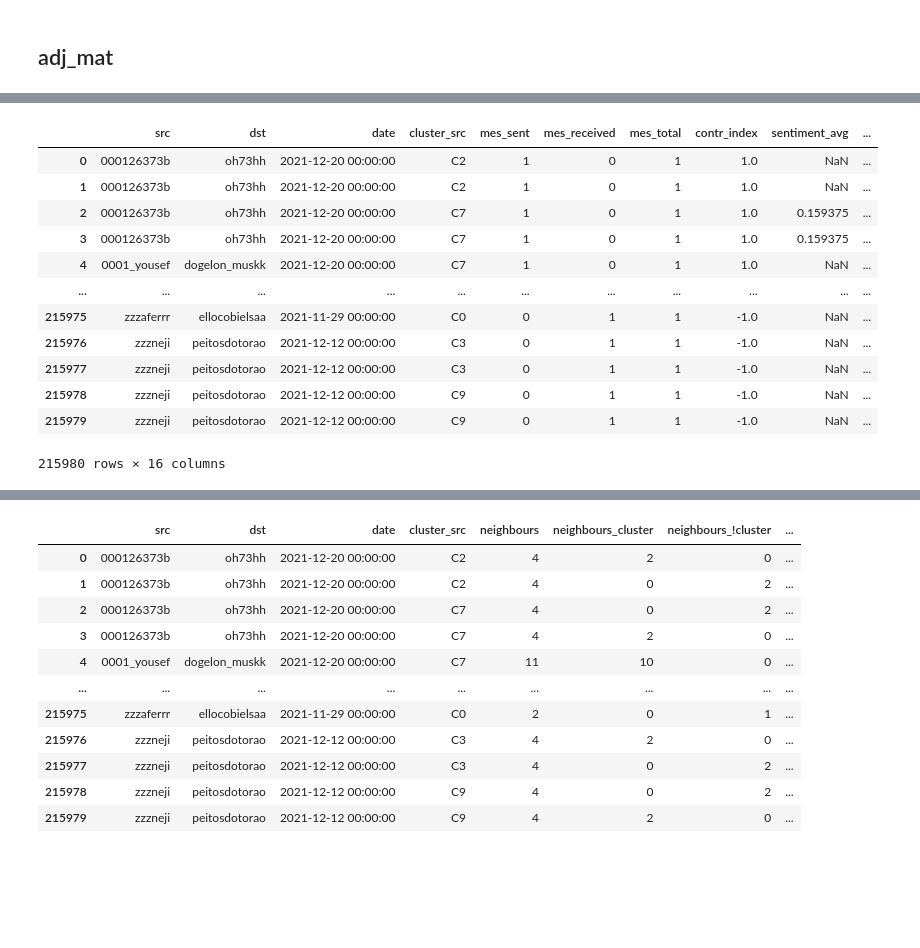
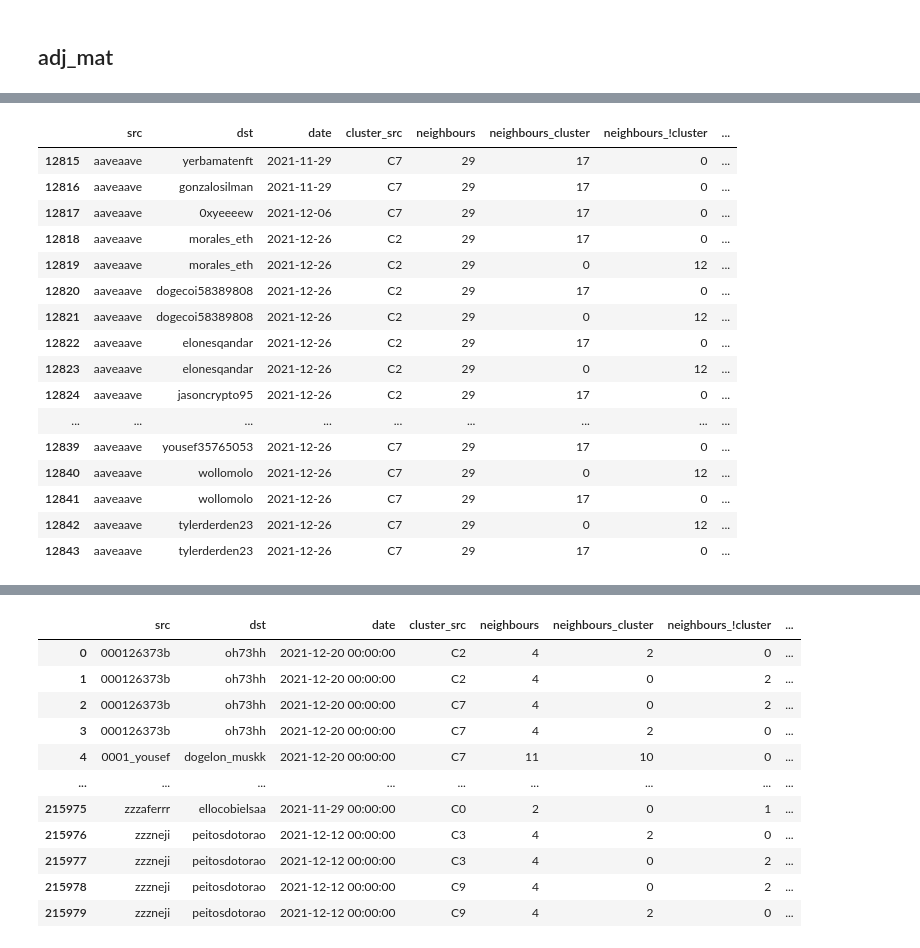
Before and after one commit to christianschwendner/coins_2122, a Jupyter notebook: Model/Model.ipynb, the cells around one changed output, grey strips where cells are left out. Cells and saved outputs as stored; diff of their text form; code cells hidden in the pictures; blank space fills up the shorter version.

```diff
--- a/Model/Model.ipynb
+++ b/Model/Model.ipynb
@@ -31,16 +14,22 @@ adj_mat.loc[adj_mat['src'] == '0001_yousef']
-# %%
-adj_mat
-# %% [output]
-|  | src | dst | date | cluster_src | mes_sent | mes_received | mes_total | contr_index | sentiment_avg | ... |
-| 0 | 000126373b | oh73hh | 2021-12-20 00:00:00 | C2 | 1 | 0 | 1 | 1.0 | NaN | ... |
-| 1 | 000126373b | oh73hh | 2021-12-20 00:00:00 | C2 | 1 | 0 | 1 | 1.0 | NaN | ... |
-| 2 | 000126373b | oh73hh | 2021-12-20 00:00:00 | C7 | 1 | 0 | 1 | 1.0 | 0.159375 | ... |
-| 3 | 000126373b | oh73hh | 2021-12-20 00:00:00 | C7 | 1 | 0 | 1 | 1.0 | 0.159375 | ... |
-| 4 | 0001_yousef | dogelon_muskk | 2021-12-20 00:00:00 | C7 | 1 | 0 | 1 | 1.0 | NaN | ... |
-| ... | ... | ... | ... | ... | ... | ... | ... | ... | ... | ... |
-| 215975 | zzzaferrr | ellocobielsaa | 2021-11-29 00:00:00 | C0 | 0 | 1 | 1 | -1.0 | NaN | ... |
-| 215976 | zzzneji | peitosdotorao | 2021-12-12 00:00:00 | C3 | 0 | 1 | 1 | -1.0 | NaN | ... |
-| 215977 | zzzneji | peitosdotorao | 2021-12-12 00:00:00 | C3 | 0 | 1 | 1 | -1.0 | NaN | ... |
-| 215978 | zzzneji | peitosdotorao | 2021-12-12 00:00:00 | C9 | 0 | 1 | 1 | -1.0 | NaN | ... |
-| 215979 | zzzneji | peitosdotorao | 2021-12-12 00:00:00 | C9 | 0 | 1 | 1 | -1.0 | NaN | ... |
-215980 rows × 16 columns
+# %%
+adj_mat.loc[adj_mat['src'] == 'aaveaave']
+
+#df.loc[df['column_name'] == some_value]
+# %% [output]
+|  | src | dst | date | cluster_src | neighbours | neighbours_cluster | neighbours_!cluster | ... |
+| 12815 | aaveaave | yerbamatenft | 2021-11-29 | C7 | 29 | 17 | 0 | ... |
+| 12816 | aaveaave | gonzalosilman | 2021-11-29 | C7 | 29 | 17 | 0 | ... |
+| 12817 | aaveaave | 0xyeeeew | 2021-12-06 | C7 | 29 | 17 | 0 | ... |
+| 12818 | aaveaave | morales_eth | 2021-12-26 | C2 | 29 | 17 | 0 | ... |
+| 12819 | aaveaave | morales_eth | 2021-12-26 | C2 | 29 | 0 | 12 | ... |
+| 12820 | aaveaave | dogecoi58389808 | 2021-12-26 | C2 | 29 | 17 | 0 | ... |
+| 12821 | aaveaave | dogecoi58389808 | 2021-12-26 | C2 | 29 | 0 | 12 | ... |
+| 12822 | aaveaave | elonesqandar | 2021-12-26 | C2 | 29 | 17 | 0 | ... |
+| 12823 | aaveaave | elonesqandar | 2021-12-26 | C2 | 29 | 0 | 12 | ... |
+| 12824 | aaveaave | jasoncrypto95 | 2021-12-26 | C2 | 29 | 17 | 0 | ... |
+| ... | ... | ... | ... | ... | ... | ... | ... | ... |
+| 12839 | aaveaave | yousef35765053 | 2021-12-26 | C7 | 29 | 17 | 0 | ... |
+| 12840 | aaveaave | wollomolo | 2021-12-26 | C7 | 29 | 0 | 12 | ... |
+| 12841 | aaveaave | wollomolo | 2021-12-26 | C7 | 29 | 17 | 0 | ... |
+| 12842 | aaveaave | tylerderden23 | 2021-12-26 | C7 | 29 | 0 | 12 | ... |
+| 12843 | aaveaave | tylerderden23 | 2021-12-26 | C7 | 29 | 17 | 0 | ... |
```
Also changed, not shown: parts of 8 cells of this notebook.
